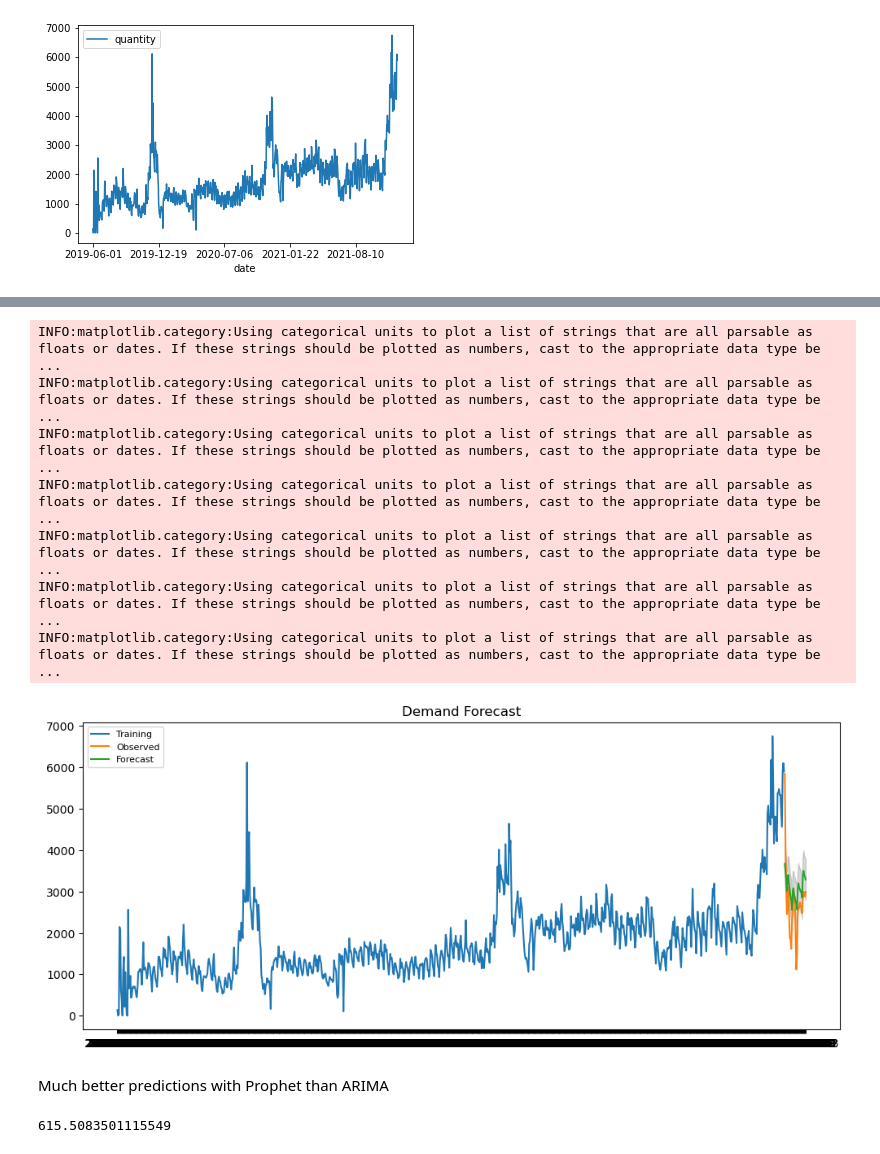
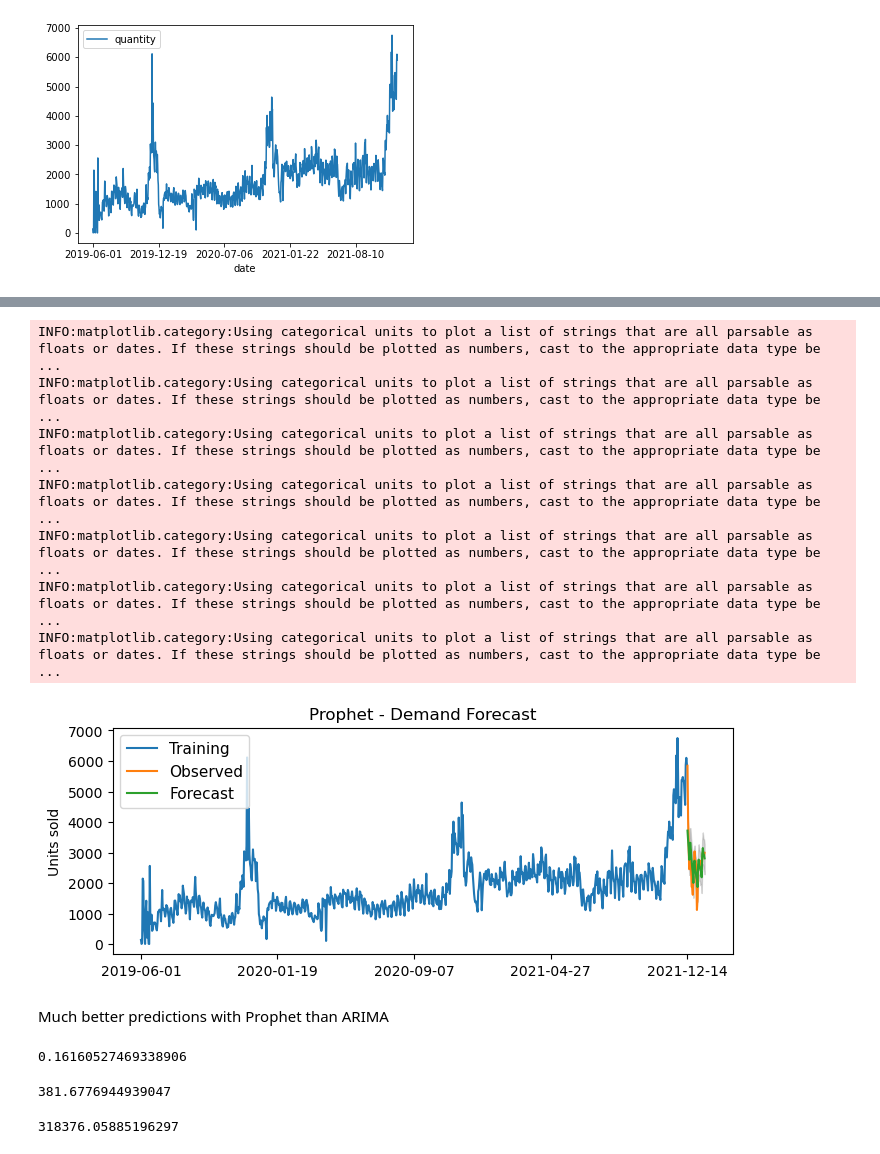
Before and after one commit to joao-l-rossi/E-commerce-Demand-Prediction, a Jupyter notebook: Model_selection/ModelSelection_Prophet.ipynb, the cells around one changed output, grey strips where cells are left out. Cells and saved outputs as stored; diff of their text form; code cells hidden in the pictures.

```diff
--- a/Model_selection/ModelSelection_Prophet.ipynb
+++ b/Model_selection/ModelSelection_Prophet.ipynb
@@ -40,0 +205,3 @@ df_prophet.head(5)
+# %%
+best_params = all_params[np.argmin(mapes)]
+print(best_params)
@@ -41,5 +212,7 @@ df_prophet.head(5)
+# %%
+df_prophet = df_train.reset_index(drop=False)
+df_prophet.columns = ["ds", "y"]
 # %%
-model = Prophet()
-model.fit(df_prophet)
+model = Prophet(**best_params).fit(df_prophet)  # Fit model with given params
 # %% [output]
 INFO:prophet:Disabling daily seasonality. Run prophet with daily_seasonality=True to override this.
@@ -47,3 +219,2 @@ INFO:prophet:Disabling daily seasonality. Run prophet with daily_seasonality=Tru
 # %%
-future = model.make_future_dataframe(periods=30, include_history=True)
-future
+future = model.make_future_dataframe(periods=30, include_history=False)
@@ -106,23 +257,32 @@ upper_series = pd.Series(forecast.yhat_upper.values, index=df_test.index)
 # %%
 # Plot
-plt.figure(figsize=(12,5), dpi=100)
+
+n = len(df_train)
+ticks = [0,int(n/4), int((n*2)/4), int((n*3)/4), n-1]
+labels = list(df_train.iloc[ticks].index)
+
+plt.figure(figsize=(8,3), dpi=100)
 plt.plot(df_train, label='Training')
 plt.plot(df_test, label='Observed')
 
 plt.plot(Forecast, label='Forecast')
 plt.fill_between(lower_series.index, lower_series, upper_series,
                  color='k', alpha=.15)
-plt.title('Demand Forecast')
-plt.legend(loc='upper left', fontsize=8)
+
+plt.xticks(ticks, labels)
+
+plt.ylabel('Units sold')
+plt.title('Prophet - Demand Forecast')
+plt.legend(loc='upper left', fontsize=11)
 plt.show()
 # %% [output]
 INFO:matplotlib.category:Using categorical units to plot a list of strings that are all parsable as floats or dates. If these strings should be plotted as numbers, cast to the appropriate data type be ...
 INFO:matplotlib.category:Using categorical units to plot a list of strings that are all parsable as floats or dates. If these strings should be plotted as numbers, cast to the appropriate data type be ...
 INFO:matplotlib.category:Using categorical units to plot a list of strings that are all parsable as floats or dates. If these strings should be plotted as numbers, cast to the appropriate data type be ...
 INFO:matplotlib.category:Using categorical units to plot a list of strings that are all parsable as floats or dates. If these strings should be plotted as numbers, cast to the appropriate data type be ...
 INFO:matplotlib.category:Using categorical units to plot a list of strings that are all parsable as floats or dates. If these strings should be plotted as numbers, cast to the appropriate data type be ...
 INFO:matplotlib.category:Using categorical units to plot a list of strings that are all parsable as floats or dates. If these strings should be plotted as numbers, cast to the appropriate data type be ...
 INFO:matplotlib.category:Using categorical units to plot a list of strings that are all parsable as floats or dates. If these strings should be plotted as numbers, cast to the appropriate data type be ...
-[figure, old version]
+[figure, new version]
 # %% [markdown]
 Much better predictions with Prophet than ARIMA
@@ -131,4 +289,12 @@ from sklearn.metrics import mean_absolute_error
 # %%
-mean_absolute_error(df_test, Forecast)
+mean_absolute_percentage_error(df_test, Forecast)
 # %% [output]
-615.5083501115549
+0.16160527469338906
+# %%
+mean_absolute_error(df_test, Forecast)
+# %% [output]
+381.6776944939047
+# %%
+mean_squared_error(df_test, Forecast)
+# %% [output]
+318376.05885196297
```
Also changed, not shown: parts of 47 cells of this notebook, 16 other files.
